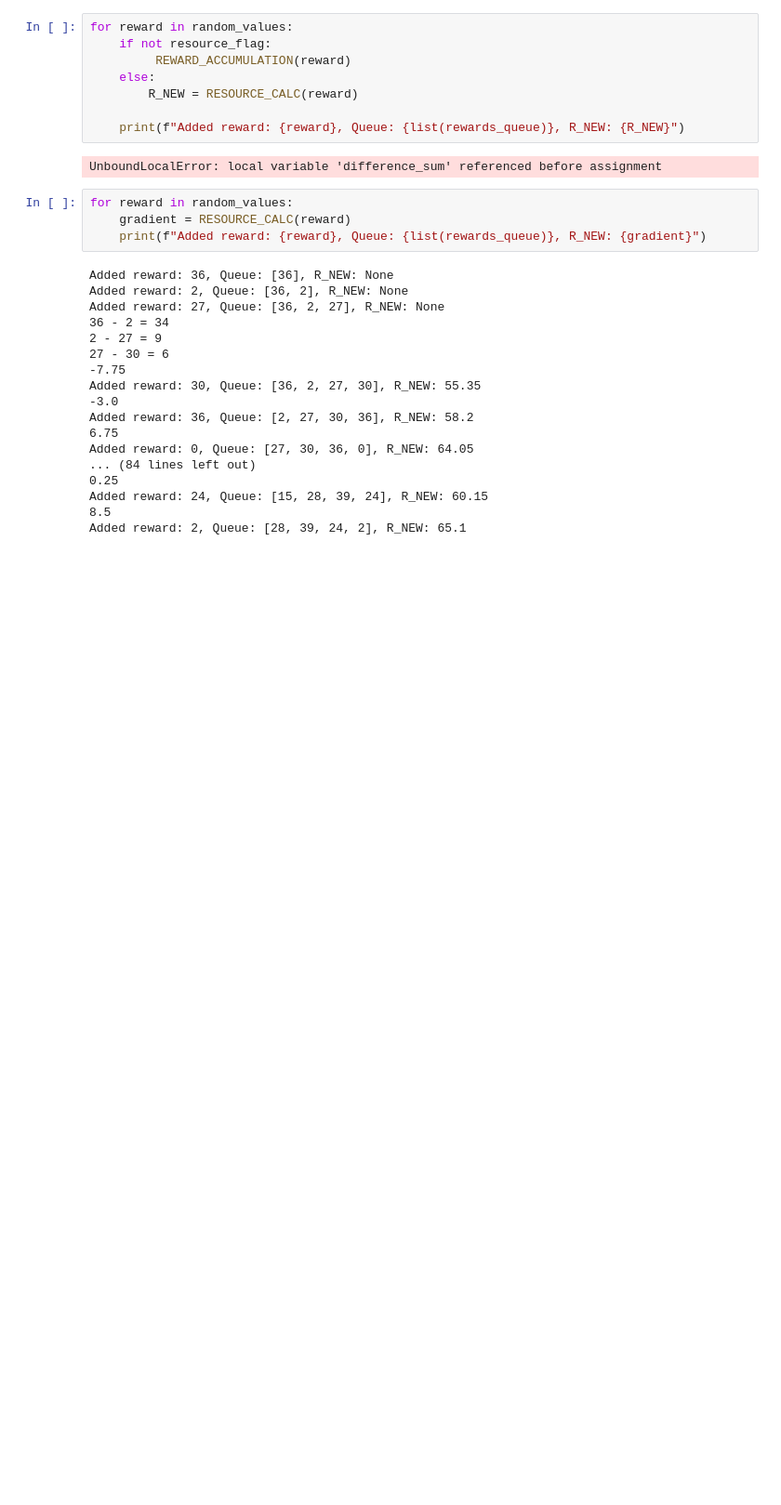
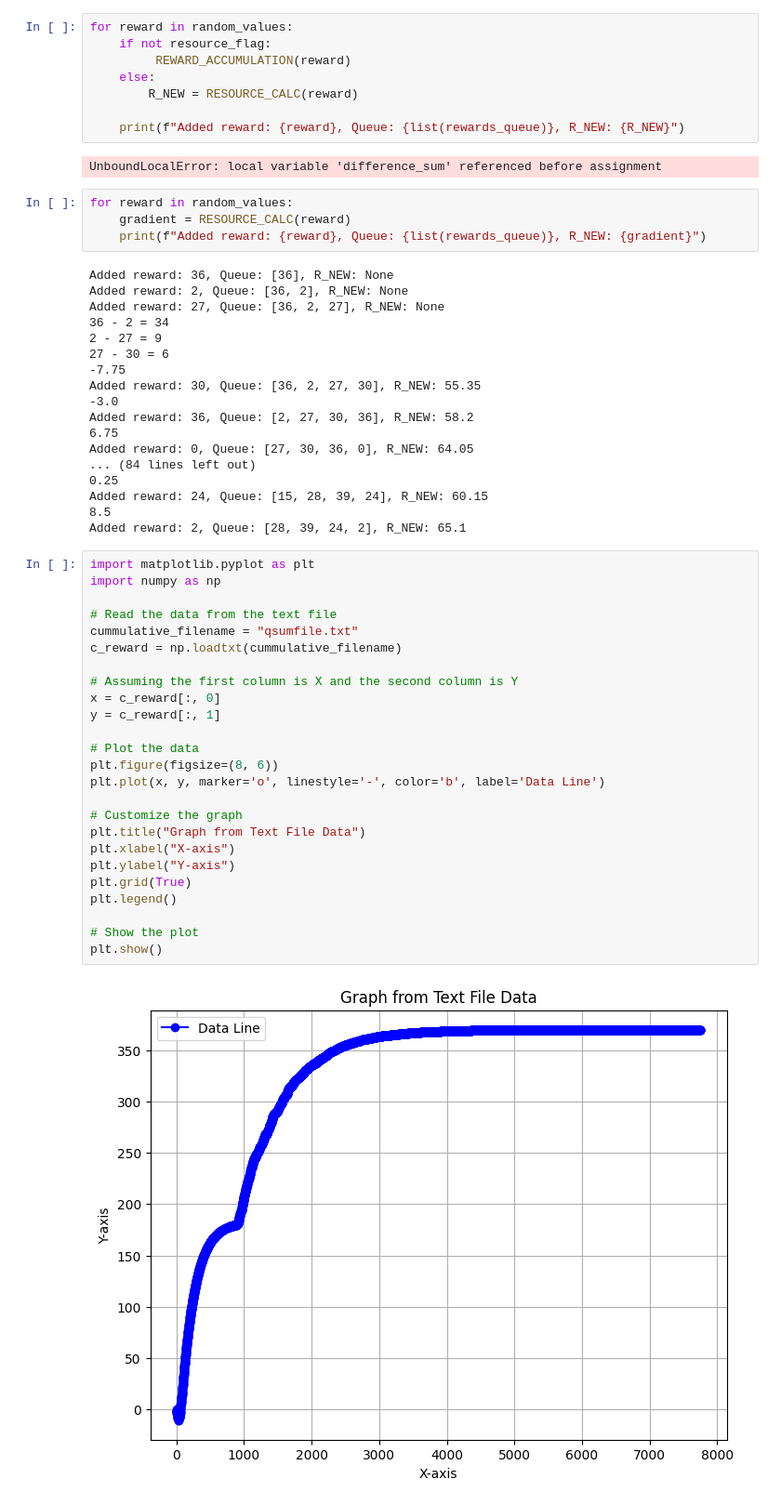
Before and after one commit to jayprakashnair/webots-projects, a Jupyter notebook: qlearning-for-obstacle-avoidance/controllers/q_learn_epsilon/resource.ipynb, the cells around one changed output. Shown at 93% size. Saved outputs shown, nothing was run; the diff lists cells and outputs as text; blank space fills up the shorter version.

```diff
--- a/qlearning-for-obstacle-avoidance/controllers/q_learn_epsilon/resource.ipynb
+++ b/qlearning-for-obstacle-avoidance/controllers/q_learn_epsilon/resource.ipynb
@@ -82,3 +82,30 @@ Added reward: 0, Queue: [27, 30, 36, 0], R_NEW: 64.05
 Added reward: 24, Queue: [15, 28, 39, 24], R_NEW: 60.15
 8.5
 Added reward: 2, Queue: [28, 39, 24, 2], R_NEW: 65.1
+# %%
+import matplotlib.pyplot as plt
+import numpy as np
+
+# Read the data from the text file
+cummulative_filename = "qsumfile.txt"
+c_reward = np.loadtxt(cummulative_filename)
+
+# Assuming the first column is X and the second column is Y
+x = c_reward[:, 0]
+y = c_reward[:, 1]
+
+# Plot the data
+plt.figure(figsize=(8, 6))
+plt.plot(x, y, marker='o', linestyle='-', color='b', label='Data Line')
+
+# Customize the graph
+plt.title("Graph from Text File Data")
+plt.xlabel("X-axis")
+plt.ylabel("Y-axis")
+plt.grid(True)
+plt.legend()
+
+# Show the plot
+plt.show()
+# %% [output]
+[figure, added]
```
Also changed, not shown: parts of 2 cells of this notebook, 3 other files.
